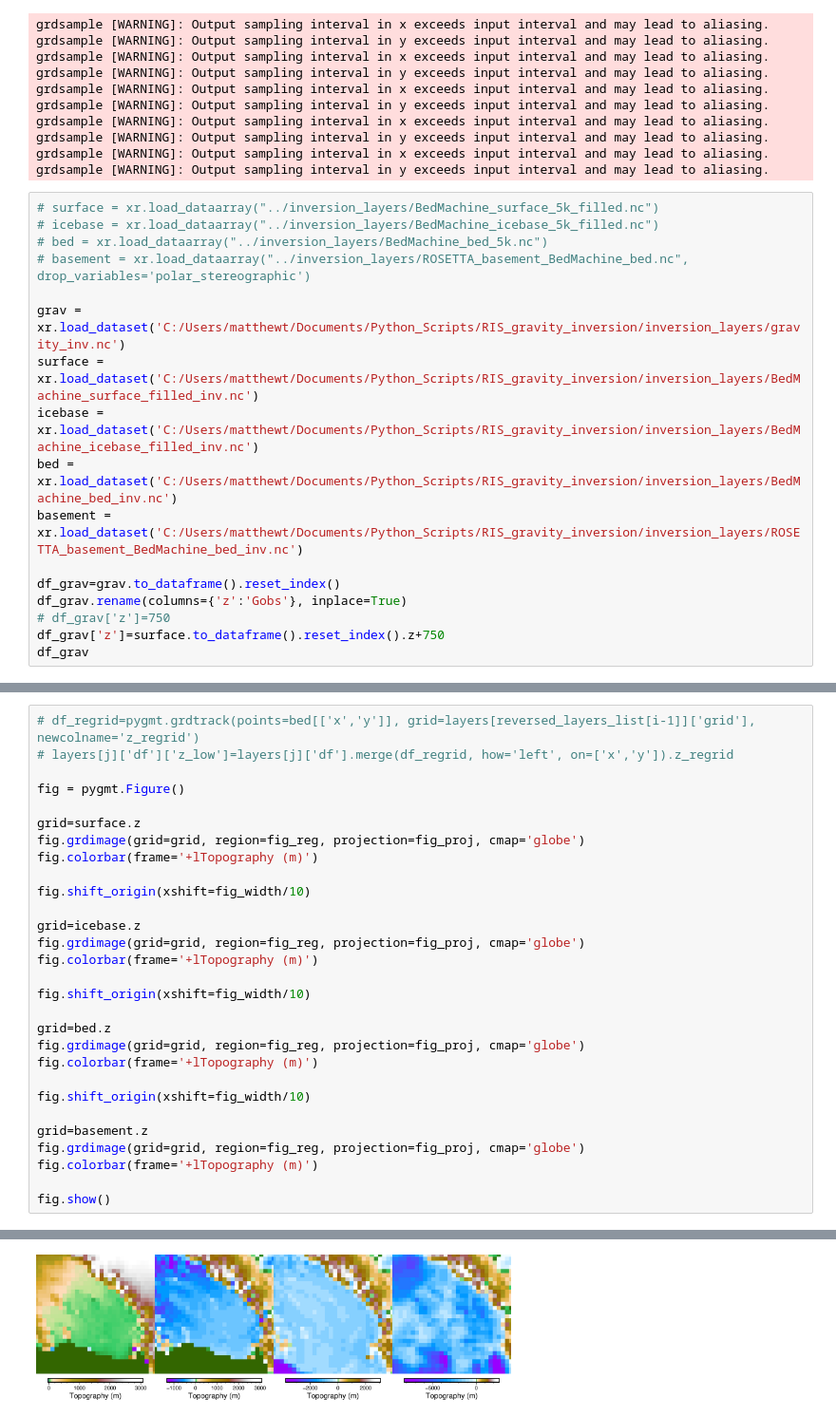
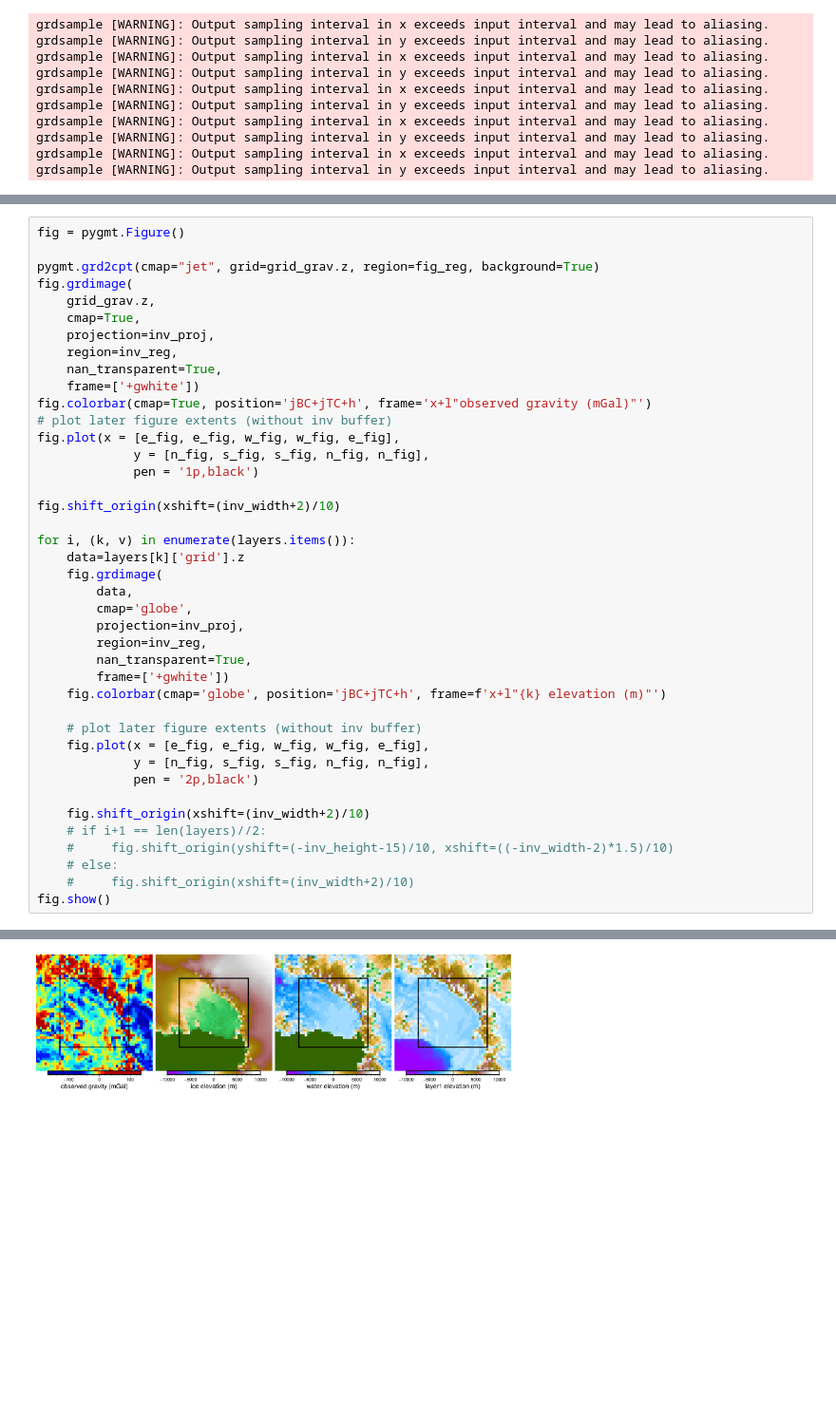
Before and after one commit to mdtanker/RIS_gravity_inversion, a Jupyter notebook: Fatiando/forward_layers_bedmachine.ipynb, the cells around one changed output, grey strips where cells are left out. Shown at 95% size. Saved outputs shown, nothing was run; the diff lists cells and outputs as text; blank space fills up the shorter version.

```diff
--- a/Fatiando/forward_layers_bedmachine.ipynb
+++ b/Fatiando/forward_layers_bedmachine.ipynb
@@ -57,20 +61,3 @@ grdsample [WARNING]: Output sampling interval in x exceeds input interval and ma
 grdsample [WARNING]: Output sampling interval in y exceeds input interval and may lead to aliasing.
 grdsample [WARNING]: Output sampling interval in x exceeds input interval and may lead to aliasing.
 grdsample [WARNING]: Output sampling interval in y exceeds input interval and may lead to aliasing.
-# %%
-# surface = xr.load_dataarray("../inversion_layers/BedMachine_surface_5k_filled.nc")
-# icebase = xr.load_dataarray("../inversion_layers/BedMachine_icebase_5k_filled.nc")
-# bed = xr.load_dataarray("../inversion_layers/BedMachine_bed_5k.nc")
-# basement = xr.load_dataarray("../inversion_layers/ROSETTA_basement_BedMachine_bed.nc", drop_variables='polar_stereographic')
-
-grav = xr.load_dataset('C:/Users/matthewt/Documents/Python_Scripts/RIS_gravity_inversion/inversion_layers/gravity_inv.nc')
-surface = xr.load_dataset('C:/Users/matthewt/Documents/Python_Scripts/RIS_gravity_inversion/inversion_layers/BedMachine_surface_filled_inv.nc')
-icebase = xr.load_dataset('C:/Users/matthewt/Documents/Python_Scripts/RIS_gravity_inversion/inversion_layers/BedMachine_icebase_filled_inv.nc')
-bed = xr.load_dataset('C:/Users/matthewt/Documents/Python_Scripts/RIS_gravity_inversion/inversion_layers/BedMachine_bed_inv.nc')
-basement = xr.load_dataset('C:/Users/matthewt/Documents/Python_Scripts/RIS_gravity_inversion/inversion_layers/ROSETTA_basement_BedMachine_bed_inv.nc')
-
-df_grav=grav.to_dataframe().reset_index()
-df_grav.rename(columns={'z':'Gobs'}, inplace=True)
-# df_grav['z']=750
-df_grav['z']=surface.to_dataframe().reset_index().z+750
-df_grav
@@ -91,32 +121,44 @@ df_grav
 # %%
-# df_regrid=pygmt.grdtrack(points=bed[['x','y']], grid=layers[reversed_layers_list[i-1]]['grid'], newcolname='z_regrid')
-# layers[j]['df']['z_low']=layers[j]['df'].merge(df_regrid, how='left', on=['x','y']).z_regrid
-
 fig = pygmt.Figure()
 
-grid=surface.z
-fig.grdimage(grid=grid, region=fig_reg, projection=fig_proj, cmap='globe')
-fig.colorbar(frame='+lTopography (m)')
+pygmt.grd2cpt(cmap="jet", grid=grid_grav.z, region=fig_reg, background=True)
+fig.grdimage(
+    grid_grav.z,
+    cmap=True,
+    projection=inv_proj,
+    region=inv_reg,
+    nan_transparent=True,
+    frame=['+gwhite'])
+fig.colorbar(cmap=True, position='jBC+jTC+h', frame='x+l"observed gravity (mGal)"')
+# plot later figure extents (without inv buffer)
+fig.plot(x = [e_fig, e_fig, w_fig, w_fig, e_fig],
+             y = [n_fig, s_fig, s_fig, n_fig, n_fig],
+             pen = '1p,black')
 
-fig.shift_origin(xshift=fig_width/10)
+fig.shift_origin(xshift=(inv_width+2)/10)
 
-grid=icebase.z
-fig.grdimage(grid=grid, region=fig_reg, projection=fig_proj, cmap='globe')
-fig.colorbar(frame='+lTopography (m)')
+for i, (k, v) in enumerate(layers.items()):
+    data=layers[k]['grid'].z
+    fig.grdimage(
+        data,
+        cmap='globe',
+        projection=inv_proj,
+        region=inv_reg,
+        nan_transparent=True,
+        frame=['+gwhite'])
+    fig.colorbar(cmap='globe', position='jBC+jTC+h', frame=f'x+l"{k} elevation (m)"')
 
-fig.shift_origin(xshift=fig_width/10)
+    # plot later figure extents (without inv buffer)
+    fig.plot(x = [e_fig, e_fig, w_fig, w_fig, e_fig],
+             y = [n_fig, s_fig, s_fig, n_fig, n_fig],
+             pen = '2p,black')
 
-grid=bed.z
-fig.grdimage(grid=grid, region=fig_reg, projection=fig_proj, cmap='globe')
-fig.colorbar(frame='+lTopography (m)')
-
-fig.shift_origin(xshift=fig_width/10)
-
-grid=basement.z
-fig.grdimage(grid=grid, region=fig_reg, projection=fig_proj, cmap='globe')
-fig.colorbar(frame='+lTopography (m)')
-
+    fig.shift_origin(xshift=(inv_width+2)/10)
+    # if i+1 == len(layers)//2:
+    #     fig.shift_origin(yshift=(-inv_height-15)/10, xshift=((-inv_width-2)*1.5)/10)
+    # else:
+    #     fig.shift_origin(xshift=(inv_width+2)/10)
 fig.show()
 # %% [output]
 psconvert [ERROR]: Registry registered C:\Program Files (x86)\GPLGS\gswin32c.exe does not exist. Resorting to the one provided in GMT.
-[figure, old version]
+[figure, new version]
```
Also changed, not shown: parts of 11 cells of this notebook, 2 other files.
